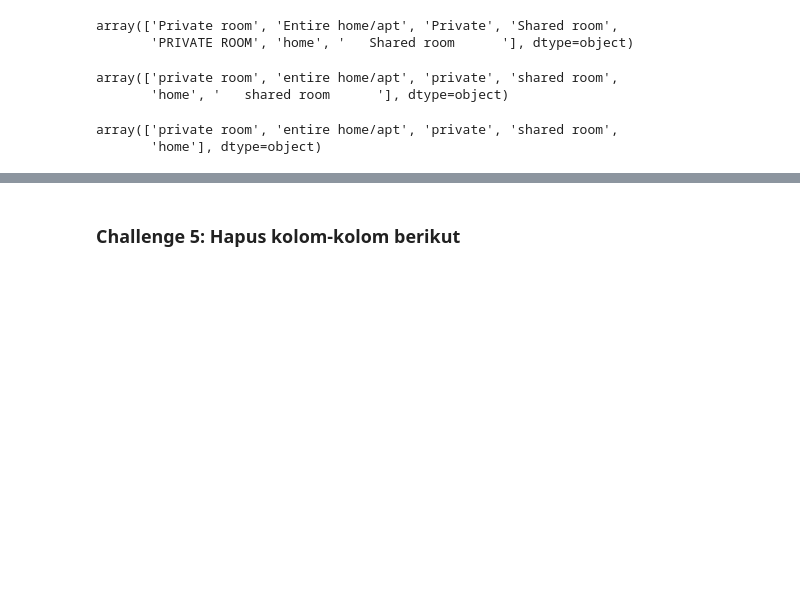
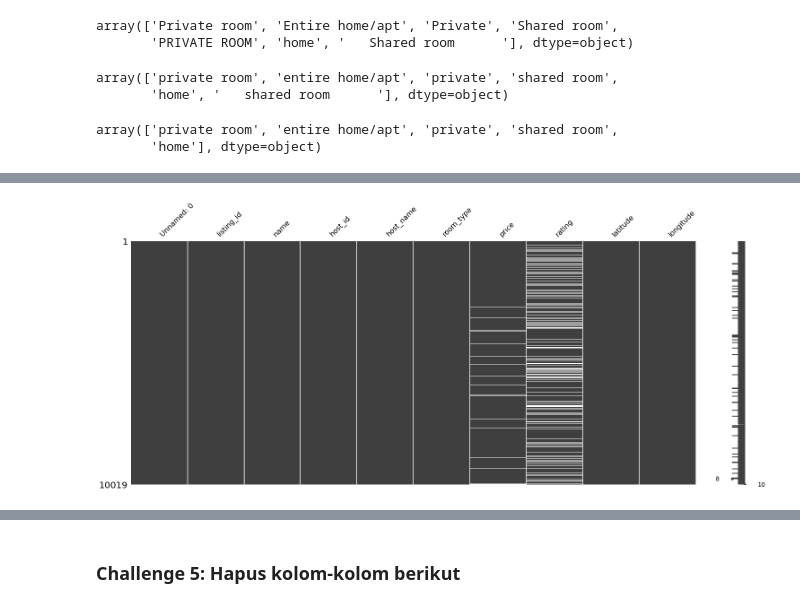
Before and after one commit to noviawahyu/Metodologi-Data-Science, a Jupyter notebook: Pertemuan 9/TTS/TTS_672019296.ipynb, the cells around one changed output, grey strips where cells are left out. Saved outputs shown, nothing was run; the diff lists cells and outputs as text; code cells hidden in the pictures; blank space fills up the shorter version.

```diff
--- a/Pertemuan 9/TTS/TTS_672019296.ipynb
+++ b/Pertemuan 9/TTS/TTS_672019296.ipynb
@@ -195,0 +219,6 @@ df.head()
+# %%
+# Visualisasi missingness
+msno.matrix(data)
+plt.show()
+# %% [output]
+[figure, added]
```
Also changed, not shown: parts of 17 cells of this notebook.
